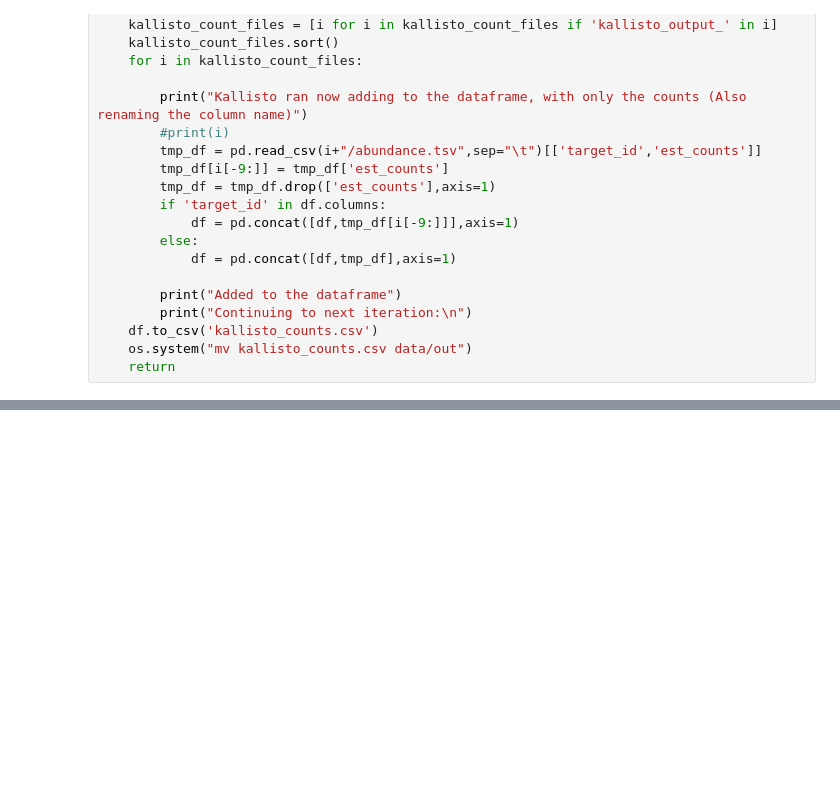
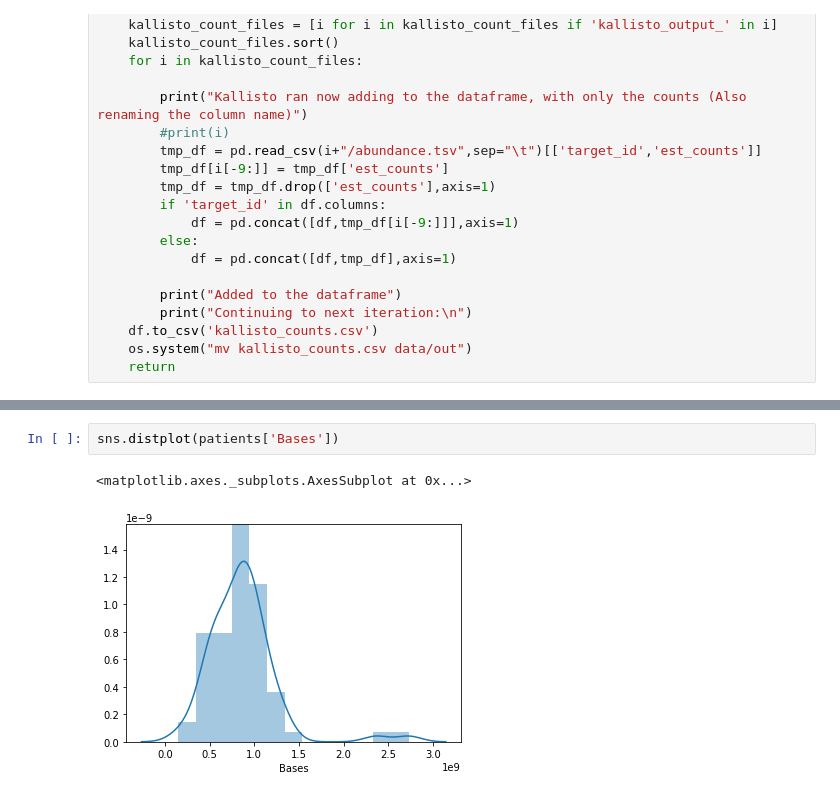
Before and after one commit to justjk139/alzheimers_gene_analysis, a Jupyter notebook: notebooks/dev_testing.ipynb, the cells around one changed output, grey strips where cells are left out. Saved outputs shown, nothing was run; the diff lists cells and outputs as text; blank space fills up the shorter version.

```diff
--- a/notebooks/dev_testing.ipynb
+++ b/notebooks/dev_testing.ipynb
@@ -510,0 +600,5 @@ def kallisto(pass_cut_data):
+# %%
+sns.distplot(patients['Bases'])
+# %% [output]
+<matplotlib.axes._subplots.AxesSubplot at 0x...>
+[figure, added]
```
Also changed, not shown: parts of 33 cells of this notebook, 2 other files.
